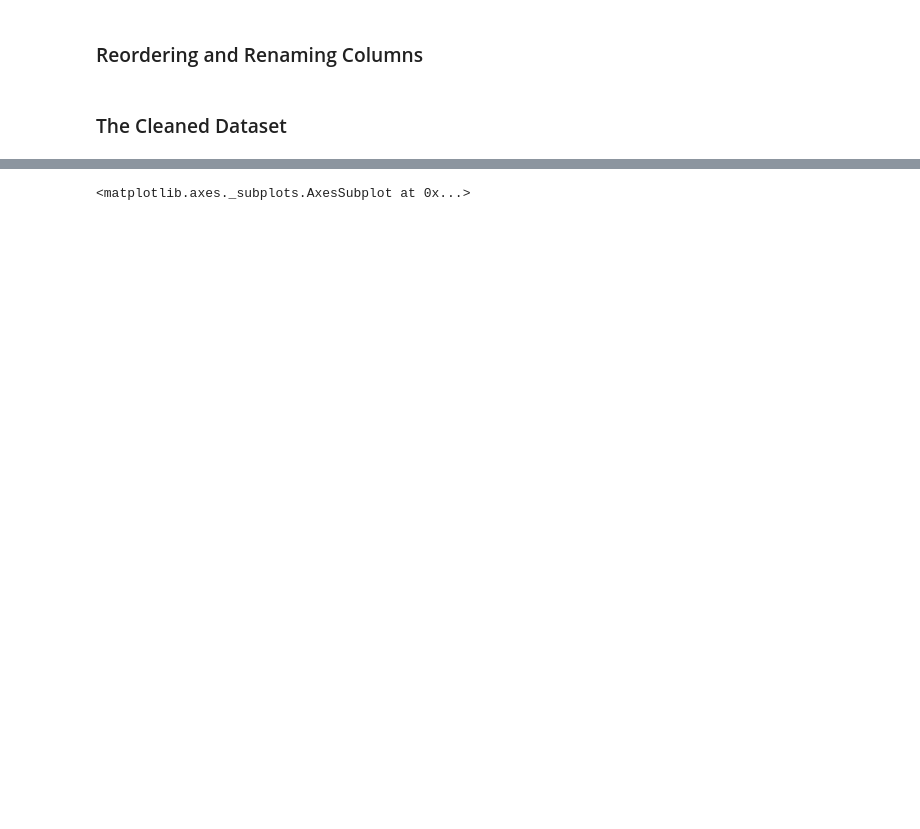
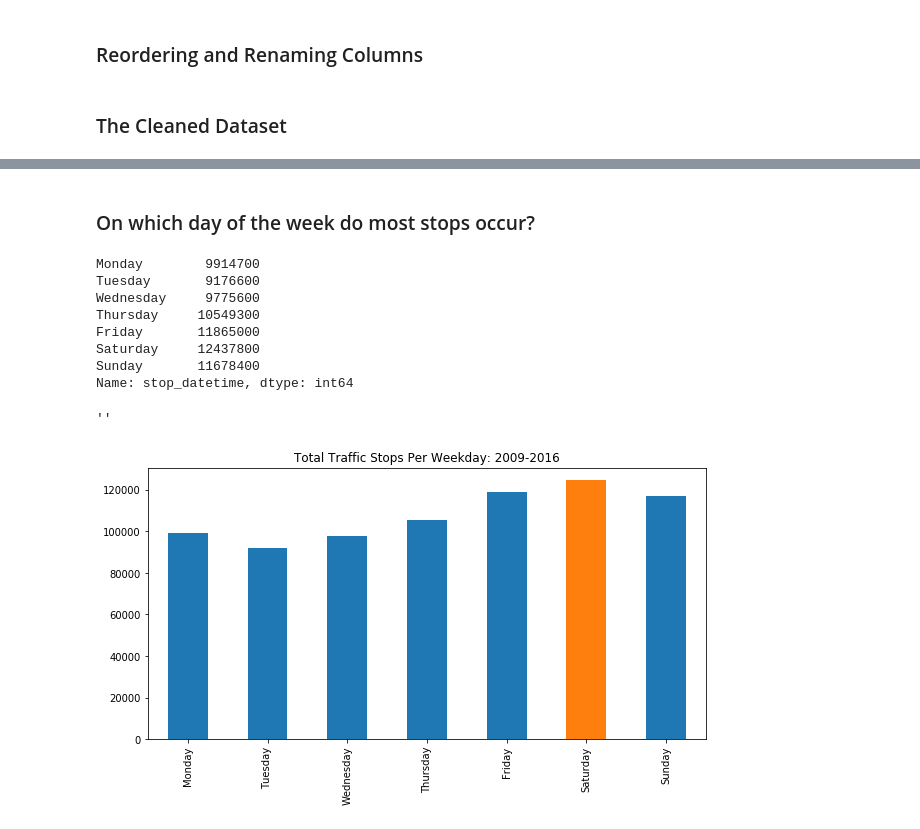
Before and after one commit to macphee227/data-projects, a Jupyter notebook: project_open_policing.ipynb, the cells around one changed output, grey strips where cells are left out. Saved outputs shown, nothing was run; the diff lists cells and outputs as text; code cells hidden in the pictures; blank space fills up the shorter version.

```diff
--- a/project_open_policing.ipynb
+++ b/project_open_policing.ipynb
@@ -226,6 +301,24 @@ Make a set of questions for analysis:
+# %% [markdown]
+### On which day of the week do most stops occur?
 # %%
-# traffic stops by day of the week
 new_index = ['Monday', 'Tuesday', 'Wednesday', 'Thursday', 'Friday', 'Saturday', 'Sunday']
-mt.stop_datetime.dt.weekday_name.value_counts().reindex(index=new_index).plot(kind='bar')
+mt.stop_datetime.dt.weekday_name.value_counts().reindex(index=new_index)*100
 # %% [output]
-<matplotlib.axes._subplots.AxesSubplot at 0x...>
+Monday        9914700
+Tuesday       9176600
+Wednesday     9775600
+Thursday     10549300
+Friday       11865000
+Saturday     12437800
+Sunday       11678400
+Name: stop_datetime, dtype: int64
+# %%
+blue = '#1f77b4'
+orange = '#ff7f0e'
+fig, ax = plt.subplots(figsize=(10,5))
+mt.stop_datetime.dt.weekday_name.value_counts().reindex(index=new_index).plot(kind='bar', color=[blue,blue,blue,blue,blue,orange,blue])
+plt.title('Total Traffic Stops Per Weekday: 2009-2016')
+;
+# %% [output]
+''
+[figure, added]
```
Also changed, not shown: parts of 49 cells of this notebook.
